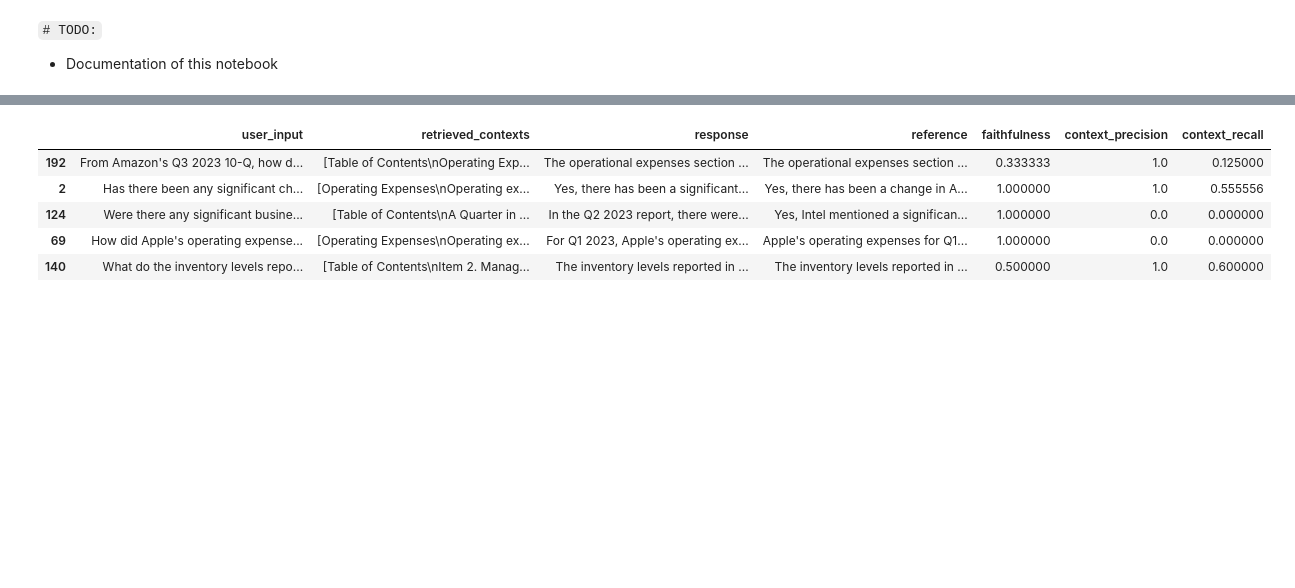
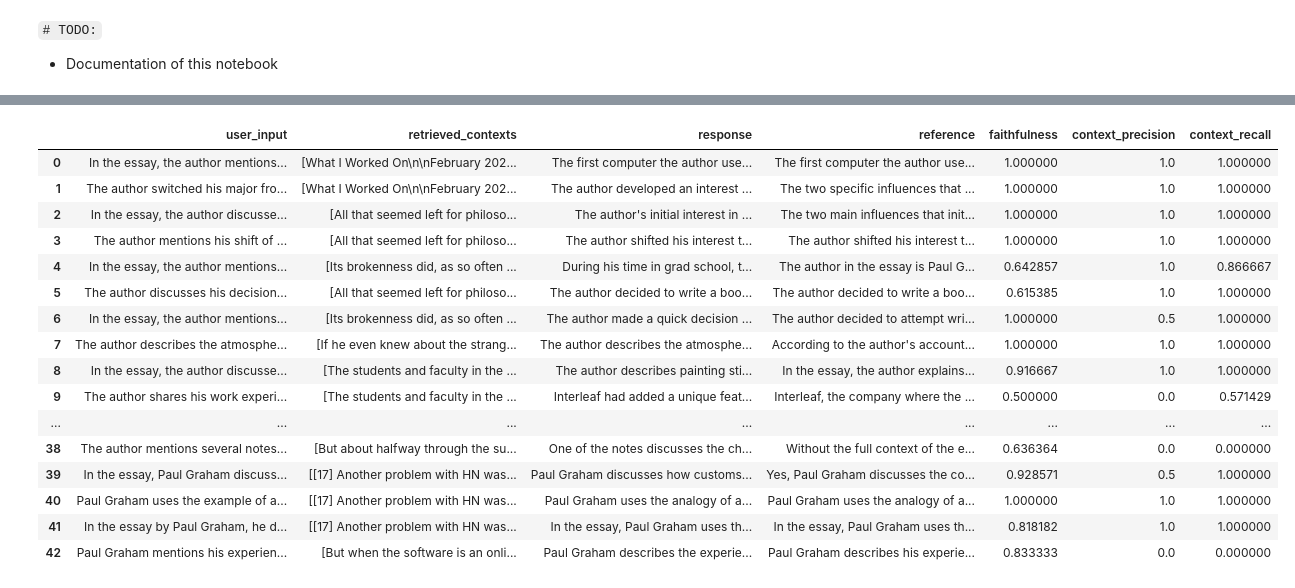
Before and after one commit to microsoft/dstoolkit-genai-shap, a Jupyter notebook: docs/examples/03-gaishap-blackbox-model.ipynb, the cells around one changed output, grey strips where cells are left out. Saved outputs shown, nothing was run; the diff lists cells and outputs as text; code cells hidden in the pictures; blank space fills up the shorter version.

```diff
--- a/docs/examples/03-gaishap-blackbox-model.ipynb
+++ b/docs/examples/03-gaishap-blackbox-model.ipynb
@@ -12,13 +13,24 @@ shap.initjs()
 [interactive output not drawn]
 # %%
 df_test_dataset = pd.read_json('./test-dataset.json', orient='records')
-df_test_dataset.sample(5)
+df_test_dataset
 # %% [output]
 |  | user_input | retrieved_contexts | response | reference | faithfulness | context_precision | context_recall |
-| 192 | From Amazon's Q3 2023 10-Q, how d... | [Table of Contents\nOperating Exp... | The operational expenses section ... | The operational expenses section ... | 0.333333 | 1.0 | 0.125000 |
-| 2 | Has there been any significant ch... | [Operating Expenses\nOperating ex... | Yes, there has been a significant... | Yes, there has been a change in A... | 1.000000 | 1.0 | 0.555556 |
-| 124 | Were there any significant busine... | [Table of Contents\nA Quarter in ... | In the Q2 2023 report, there were... | Yes, Intel mentioned a significan... | 1.000000 | 0.0 | 0.000000 |
-| 69 | How did Apple's operating expense... | [Operating Expenses\nOperating ex... | For Q1 2023, Apple's operating ex... | Apple's operating expenses for Q1... | 1.000000 | 0.0 | 0.000000 |
-| 140 | What do the inventory levels repo... | [Table of Contents\nItem 2. Manag... | The inventory levels reported in ... | The inventory levels reported in ... | 0.500000 | 1.0 | 0.600000 |
+| 0 | In the essay, the author mentions... | [What I Worked On\n\nFebruary 202... | The first computer the author use... | The first computer the author use... | 1.000000 | 1.0 | 1.000000 |
+| 1 | The author switched his major fro... | [What I Worked On\n\nFebruary 202... | The author developed an interest ... | The two specific influences that ... | 1.000000 | 1.0 | 1.000000 |
+| 2 | In the essay, the author discusse... | [All that seemed left for philoso... | The author's initial interest in ... | The two main influences that init... | 1.000000 | 1.0 | 1.000000 |
+| 3 | The author mentions his shift of ... | [All that seemed left for philoso... | The author shifted his interest t... | The author shifted his interest t... | 1.000000 | 1.0 | 1.000000 |
+| 4 | In the essay, the author mentions... | [Its brokenness did, as so often ... | During his time in grad school, t... | The author in the essay is Paul G... | 0.642857 | 1.0 | 0.866667 |
+| 5 | The author discusses his decision... | [All that seemed left for philoso... | The author decided to write a boo... | The author decided to write a boo... | 0.615385 | 1.0 | 1.000000 |
+| 6 | In the essay, the author mentions... | [Its brokenness did, as so often ... | The author made a quick decision ... | The author decided to attempt wri... | 1.000000 | 0.5 | 1.000000 |
+| 7 | The author describes the atmosphe... | [If he even knew about the strang... | The author describes the atmosphe... | According to the author's account... | 1.000000 | 1.0 | 1.000000 |
+| 8 | In the essay, the author discusse... | [The students and faculty in the ... | The author describes painting sti... | In the essay, the author explains... | 0.916667 | 1.0 | 1.000000 |
+| 9 | The author shares his work experi... | [The students and faculty in the ... | Interleaf had added a unique feat... | Interleaf, the company where the ... | 0.500000 | 0.0 | 0.571429 |
+| ... | ... | ... | ... | ... | ... | ... | ... |
+| 38 | The author mentions several notes... | [But about halfway through the su... | One of the notes discusses the ch... | Without the full context of the e... | 0.636364 | 0.0 | 0.000000 |
+| 39 | In the essay, Paul Graham discuss... | [[17] Another problem with HN was... | Paul Graham discusses how customs... | Yes, Paul Graham discusses the co... | 0.928571 | 0.5 | 1.000000 |
+| 40 | Paul Graham uses the example of a... | [[17] Another problem with HN was... | Paul Graham uses the analogy of a... | Paul Graham uses the analogy of a... | 1.000000 | 1.0 | 1.000000 |
+| 41 | In the essay by Paul Graham, he d... | [[17] Another problem with HN was... | In the essay, Paul Graham uses th... | In the essay, Paul Graham uses th... | 0.818182 | 1.0 | 1.000000 |
+| 42 | Paul Graham mentions his experien... | [But when the software is an onli... | Paul Graham describes the experie... | Paul Graham describes his experie... | 0.833333 | 0.0 | 0.000000 |
 # %%
 df_features = pd.read_json('./test-features.json', orient='records')
```
Also changed, not shown: parts of 12 cells of this notebook, 4 other files.
